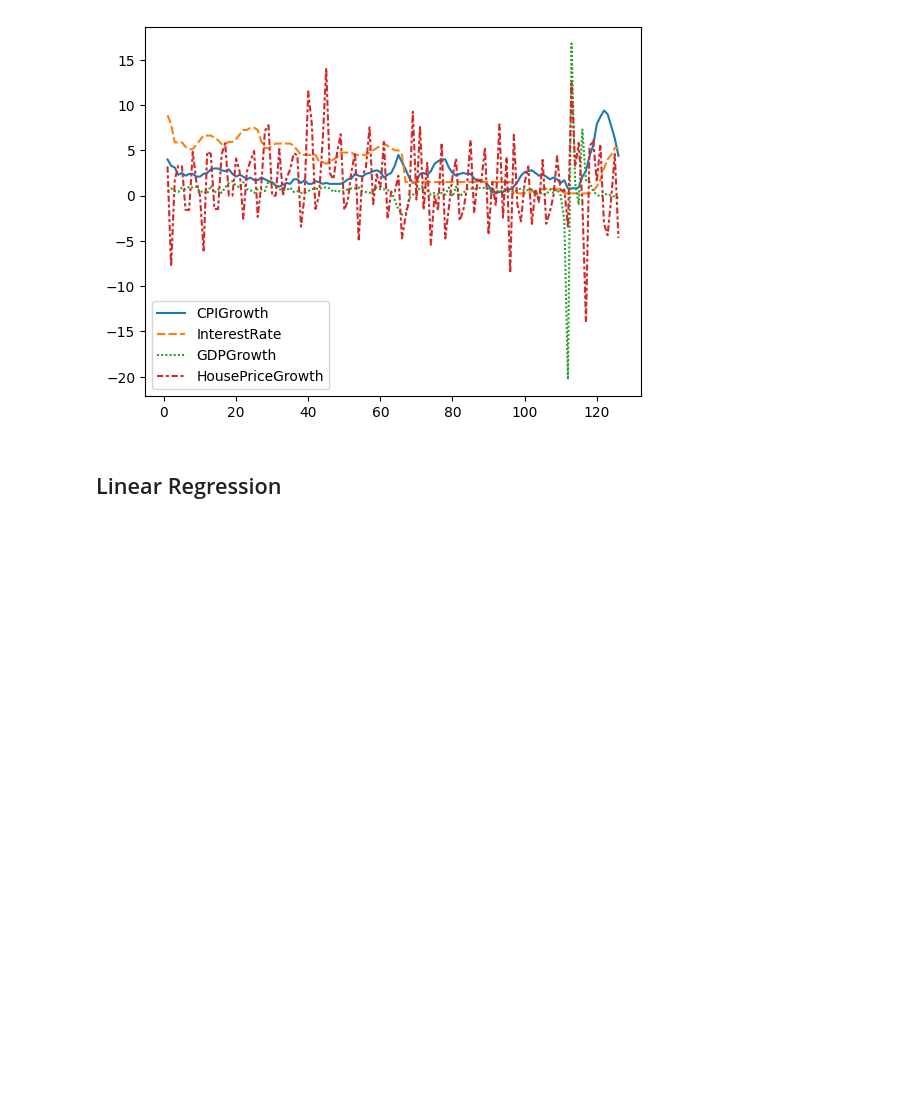
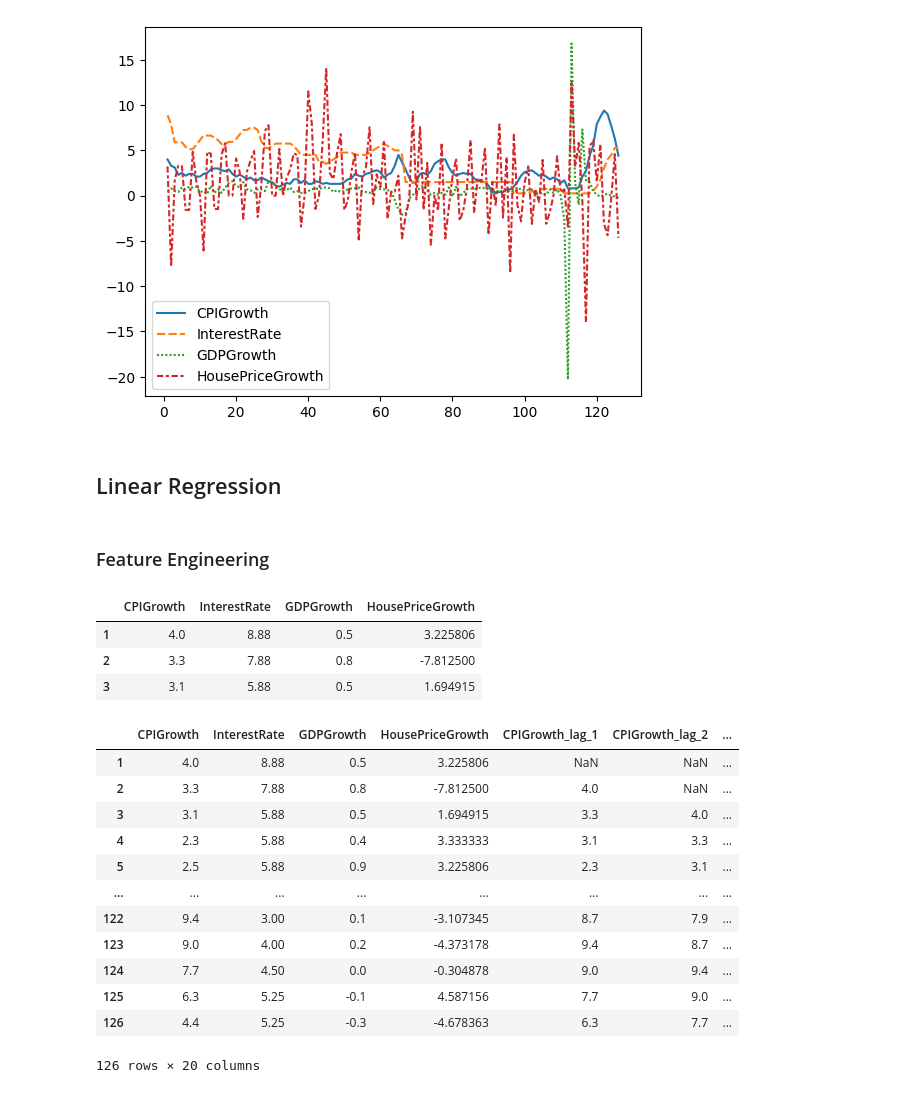
Before and after one commit to Haydn-Martin/predicting-house-prices-time-series, a Jupyter notebook: HousePricePrediction.ipynb, the cells around one changed output. Saved outputs shown, nothing was run; the diff lists cells and outputs as text; code cells hidden in the pictures; blank space fills up the shorter version.

```diff
--- a/HousePricePrediction.ipynb
+++ b/HousePricePrediction.ipynb
@@ -432,3 +440,36 @@ sns.lineplot(data=ml_df)
 [figure]
 # %% [markdown]
 ## Linear Regression
+# %% [markdown]
+### Feature Engineering
+# %%
+# Copy df to test some feature eng
+feat_eng_df = ml_df.copy()
+# %%
+feat_eng_df.head(3)
+# %% [output]
+|  | CPIGrowth | InterestRate | GDPGrowth | HousePriceGrowth |
+| 1 | 4.0 | 8.88 | 0.5 | 3.225806 |
+| 2 | 3.3 | 7.88 | 0.8 | -7.812500 |
+| 3 | 3.1 | 5.88 | 0.5 | 1.694915 |
+# %%
+# Create lagged variables
+for column in ml_df.columns:
+    for lag in range(1, 5):
+        feat_eng_df[f"{column}_lag_{lag}"] = feat_eng_df[column].shift(lag)
+# %%
+feat_eng_df
+# %% [output]
+|  | CPIGrowth | InterestRate | GDPGrowth | HousePriceGrowth | CPIGrowth_lag_1 | CPIGrowth_lag_2 | ... |
+| 1 | 4.0 | 8.88 | 0.5 | 3.225806 | NaN | NaN | ... |
+| 2 | 3.3 | 7.88 | 0.8 | -7.812500 | 4.0 | NaN | ... |
+| 3 | 3.1 | 5.88 | 0.5 | 1.694915 | 3.3 | 4.0 | ... |
+| 4 | 2.3 | 5.88 | 0.4 | 3.333333 | 3.1 | 3.3 | ... |
+| 5 | 2.5 | 5.88 | 0.9 | 3.225806 | 2.3 | 3.1 | ... |
+| ... | ... | ... | ... | ... | ... | ... | ... |
+| 122 | 9.4 | 3.00 | 0.1 | -3.107345 | 8.7 | 7.9 | ... |
+| 123 | 9.0 | 4.00 | 0.2 | -4.373178 | 9.4 | 8.7 | ... |
+| 124 | 7.7 | 4.50 | 0.0 | -0.304878 | 9.0 | 9.4 | ... |
+| 125 | 6.3 | 5.25 | -0.1 | 4.587156 | 7.7 | 9.0 | ... |
+| 126 | 4.4 | 5.25 | -0.3 | -4.678363 | 6.3 | 7.7 | ... |
+126 rows × 20 columns
```
Also changed, not shown: parts of 20 cells of this notebook.
